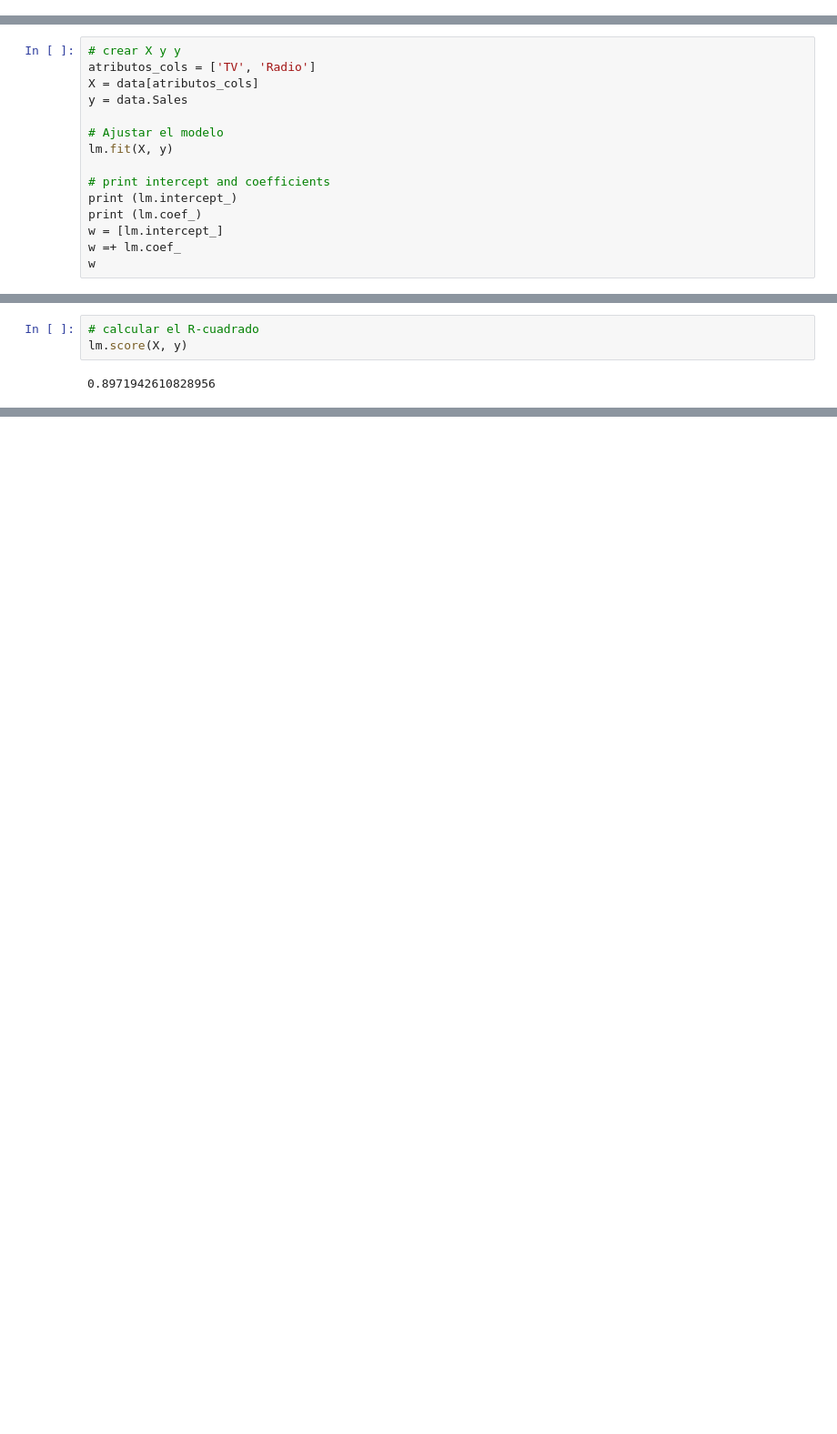
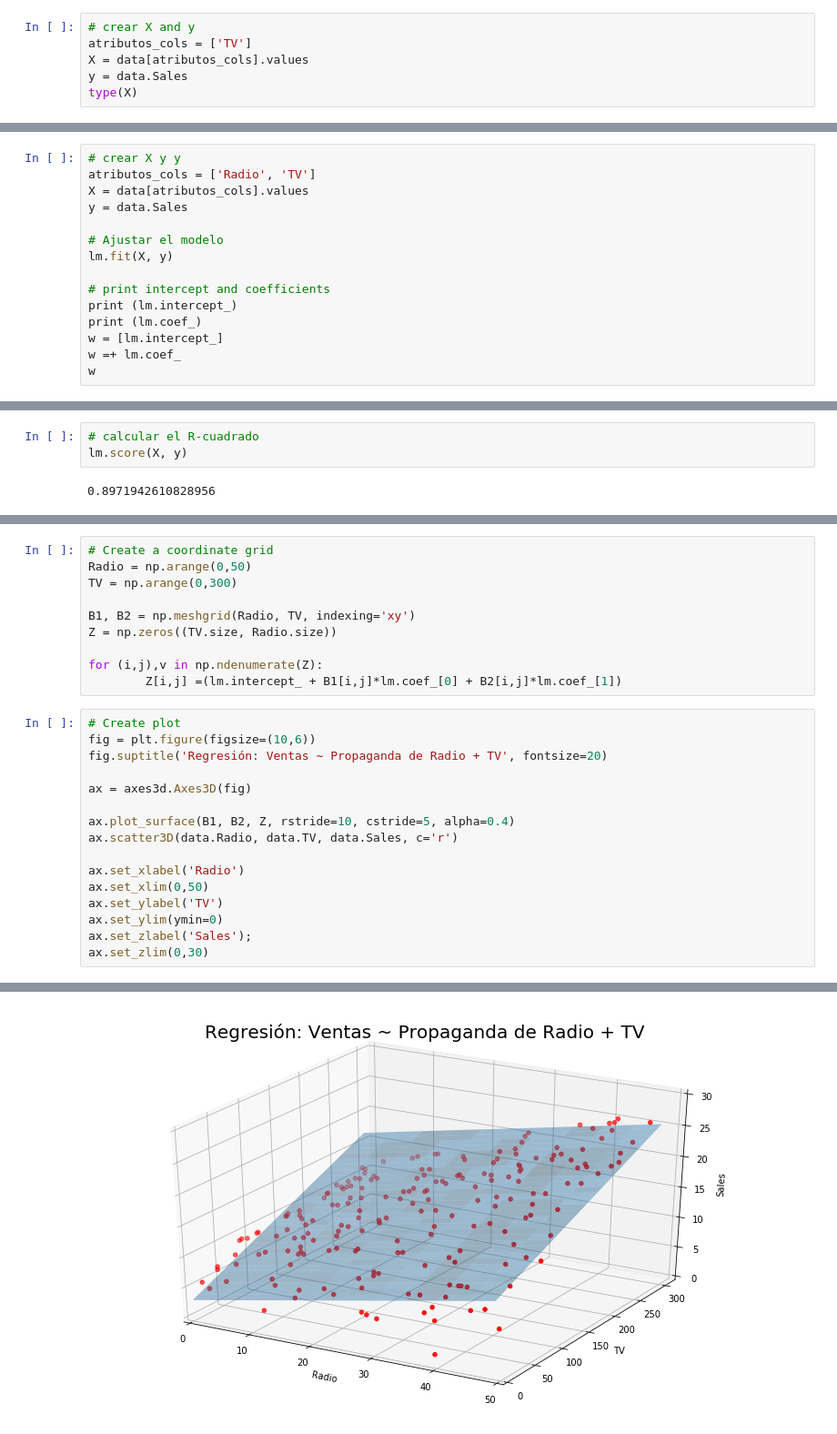
Before and after one commit to wladrod/AprendizajeAutomatico2018, a Jupyter notebook: Notebooks/06-RegresionLineal.ipynb, the cells around one changed output, grey strips where cells are left out. Shown: that part at 91% size. Drawn from its saved outputs; the diff is of its cells as text; blank space fills up the shorter version.

```diff
--- a/Notebooks/06-RegresionLineal.ipynb
+++ b/Notebooks/06-RegresionLineal.ipynb
@@ -112,2 +137,8 @@ Donde:
 # %% [markdown]
 ## Regresión Lineal en scikit-learn
+# %%
+# crear X and y
+atributos_cols = ['TV']
+X = data[atributos_cols].values
+y = data.Sales
+type(X)
@@ -266,8 +346,8 @@ lm.score(X, y)
 ### Regresion líneal múltiple usando 2 atributos
 # %%
 # crear X y y
-atributos_cols = ['TV', 'Radio']
-X = data[atributos_cols]
+atributos_cols = ['Radio', 'TV']
+X = data[atributos_cols].values
 y = data.Sales
 
 # Ajustar el modelo
@@ -301,0 +384,27 @@ lm.score(X, y)
+# %%
+# Create a coordinate grid
+Radio = np.arange(0,50)
+TV = np.arange(0,300)
+
+B1, B2 = np.meshgrid(Radio, TV, indexing='xy')
+Z = np.zeros((TV.size, Radio.size))
+
+for (i,j),v in np.ndenumerate(Z):
+        Z[i,j] =(lm.intercept_ + B1[i,j]*lm.coef_[0] + B2[i,j]*lm.coef_[1])
+# %%
+# Create plot
+fig = plt.figure(figsize=(10,6))
+fig.suptitle('Regresión: Ventas ~ Propaganda de Radio + TV', fontsize=20)
+
+ax = axes3d.Axes3D(fig)
+
+ax.plot_surface(B1, B2, Z, rstride=10, cstride=5, alpha=0.4)
+ax.scatter3D(data.Radio, data.TV, data.Sales, c='r')
+
+ax.set_xlabel('Radio')
+ax.set_xlim(0,50)
+ax.set_ylabel('TV')
+ax.set_ylim(ymin=0)
+ax.set_zlabel('Sales');
+ax.set_zlim(0,30)
+# %% [output]
@@ -301,0 +412 @@ lm.score(X, y)
+[figure, added]
```
Also changed, not shown: parts of 16 cells of this notebook.
